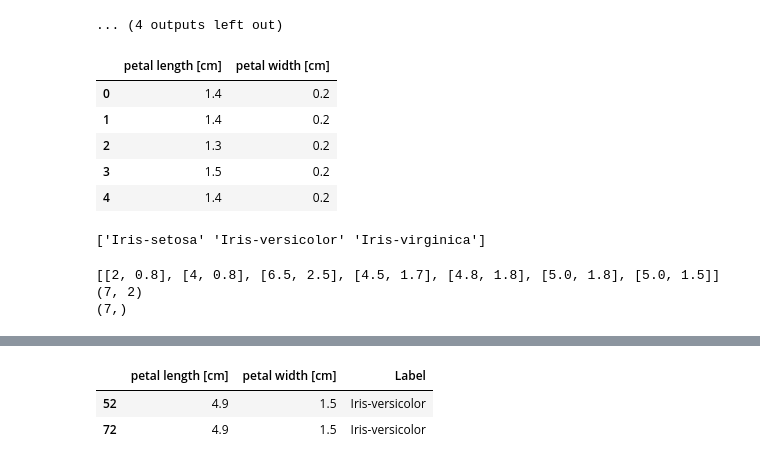
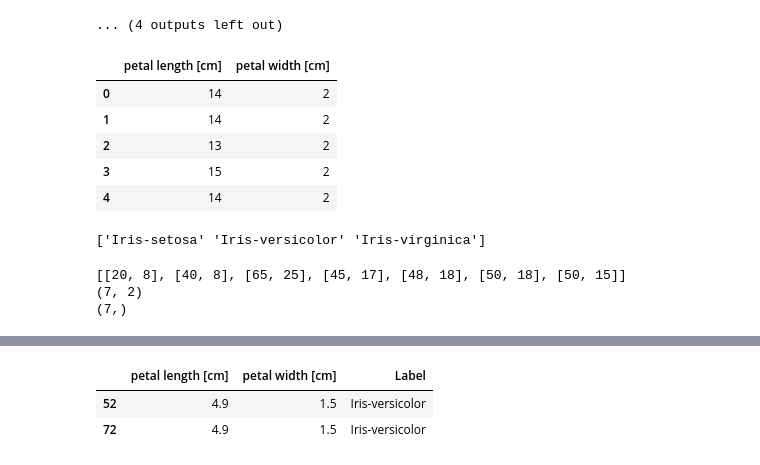
Before and after one commit to regarry/Pattern_Recognition_Software_Project, a Jupyter notebook: milestone2.ipynb, the cells around one changed output, grey strips where cells are left out. Drawn from its saved outputs; the diff is of its cells as text; code cells hidden in the pictures.

```diff
--- a/milestone2.ipynb
+++ b/milestone2.ipynb
@@ -84,20 +84,20 @@ for i in range(0,len(xlabels)):
 # %%
 # load feature 3,4 dataset
 
 x34labels = ["petal length [cm]","petal width [cm]"]
 y34labels = ["Label"]
 df34 = pd.read_csv("irisf34.csv", names = x34labels + y34labels)
 X34 = df34[x34labels]
-#X34 = makeint(X34)
-#X34 = X34.astype('int')
+X34 = makeint(X34)
+X34 = X34.astype('int')
 X34.head()
 # %% [output]
 |  | petal length [cm] | petal width [cm] |
-| 0 | 1.4 | 0.2 |
-| 1 | 1.4 | 0.2 |
-| 2 | 1.3 | 0.2 |
-| 3 | 1.5 | 0.2 |
-| 4 | 1.4 | 0.2 |
+| 0 | 14 | 2 |
+| 1 | 14 | 2 |
+| 2 | 13 | 2 |
+| 3 | 15 | 2 |
+| 4 | 14 | 2 |
 # %%
 unique_vals = df34['Label'].unique()
 #print(unique_vals)
@@ -109,17 +109,14 @@ print(unique_vals)
 ['Iris-setosa' 'Iris-versicolor' 'Iris-virginica']
 # %%
 Xtest = [[2,.8],[4,.8],[6.5,2.5],[4.5,1.7],[4.8,1.8],[5.0,1.8],[5.0,1.5]]
-#print(len(Xtest[0))
-
-# for k in range(len(Xtest)):
-#     for j in range(len(Xtest[0])):
-#         Xtest[k][j] = makeint(Xtest[k][j])
+for k in range(len(Xtest)):
+    for j in range(len(Xtest[0])):
+        Xtest[k][j] = makeint(Xtest[k][j])
 print(Xtest)
-#Xtest = makeint(Xtest)
 ytest = [0,1,2,2,2,1,2]
 print(np.shape(Xtest))
 print(np.shape(ytest))
 # %% [output]
-[[2, 0.8], [4, 0.8], [6.5, 2.5], [4.5, 1.7], [4.8, 1.8], [5.0, 1.8], [5.0, 1.5]]
+[[20, 8], [40, 8], [65, 25], [45, 17], [48, 18], [50, 18], [50, 15]]
 (7, 2)
 (7,)
```
Also changed, not shown: parts of 2 cells of this notebook, 4 other files.
